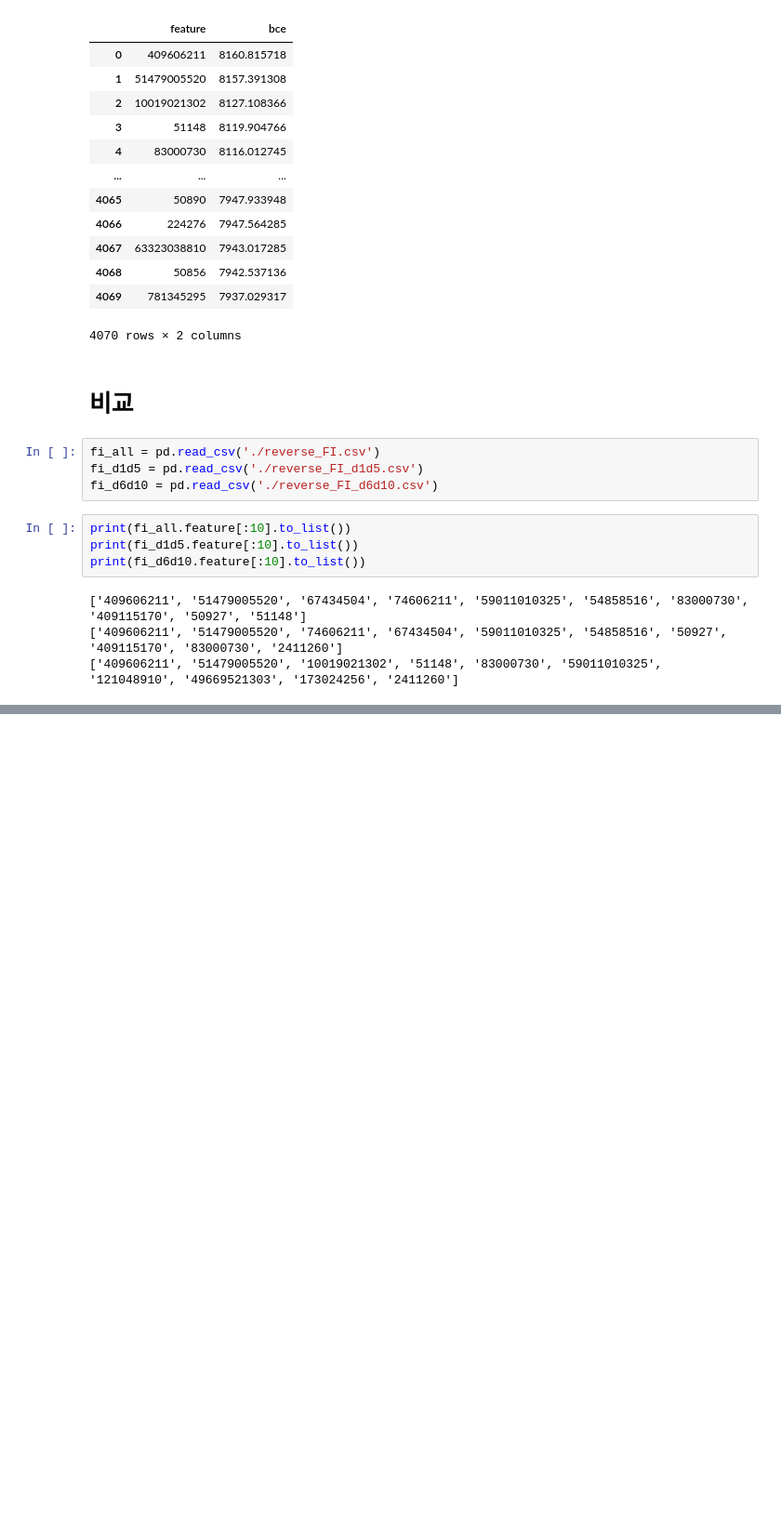
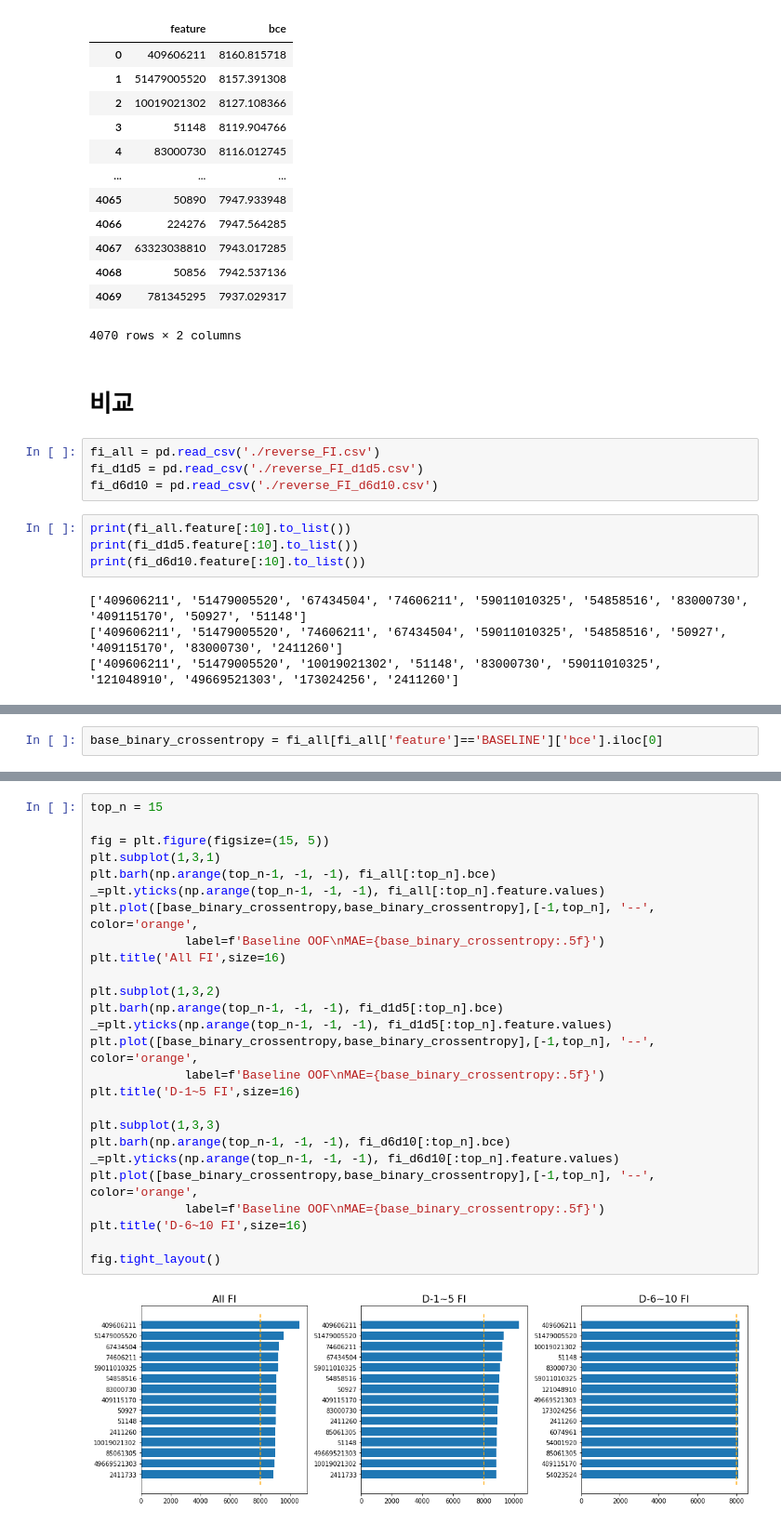
Before and after one commit to suhyun-guri/DSML_Research, a Jupyter notebook: 07. Reverse Feature Importance.ipynb, the cells around one changed output, grey strips where cells are left out. Shown: that part at 93% size. Drawn from its saved outputs; the diff is of its cells as text; blank space fills up the shorter version.

```diff
--- a/07. Reverse Feature Importance.ipynb
+++ b/07. Reverse Feature Importance.ipynb
@@ -507,0 +460,2 @@ fi_d6d10
+# %%
+base_binary_crossentropy = fi_all[fi_all['feature']=='BASELINE']['bce'].iloc[0]
@@ -507,0 +482,28 @@ fi_d6d10
+# %%
+top_n = 15
+
+fig = plt.figure(figsize=(15, 5))
+plt.subplot(1,3,1)
+plt.barh(np.arange(top_n-1, -1, -1), fi_all[:top_n].bce)
+_=plt.yticks(np.arange(top_n-1, -1, -1), fi_all[:top_n].feature.values)
+plt.plot([base_binary_crossentropy,base_binary_crossentropy],[-1,top_n], '--', color='orange',
+             label=f'Baseline OOF\nMAE={base_binary_crossentropy:.5f}')
+plt.title('All FI',size=16)
+
+plt.subplot(1,3,2)
+plt.barh(np.arange(top_n-1, -1, -1), fi_d1d5[:top_n].bce)
+_=plt.yticks(np.arange(top_n-1, -1, -1), fi_d1d5[:top_n].feature.values)
+plt.plot([base_binary_crossentropy,base_binary_crossentropy],[-1,top_n], '--', color='orange',
+             label=f'Baseline OOF\nMAE={base_binary_crossentropy:.5f}')
+plt.title('D-1~5 FI',size=16)
+
+plt.subplot(1,3,3)
+plt.barh(np.arange(top_n-1, -1, -1), fi_d6d10[:top_n].bce)
+_=plt.yticks(np.arange(top_n-1, -1, -1), fi_d6d10[:top_n].feature.values)
+plt.plot([base_binary_crossentropy,base_binary_crossentropy],[-1,top_n], '--', color='orange',
+             label=f'Baseline OOF\nMAE={base_binary_crossentropy:.5f}')
+plt.title('D-6~10 FI',size=16)
+
+fig.tight_layout()
+# %% [output]
+[figure, added]
```
Also changed, not shown: parts of 5 cells of this notebook.
